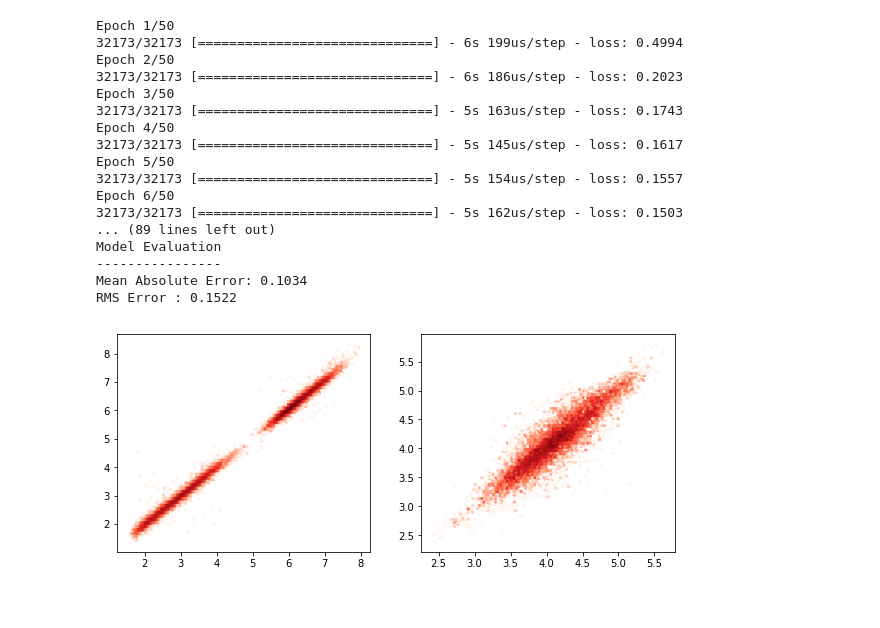
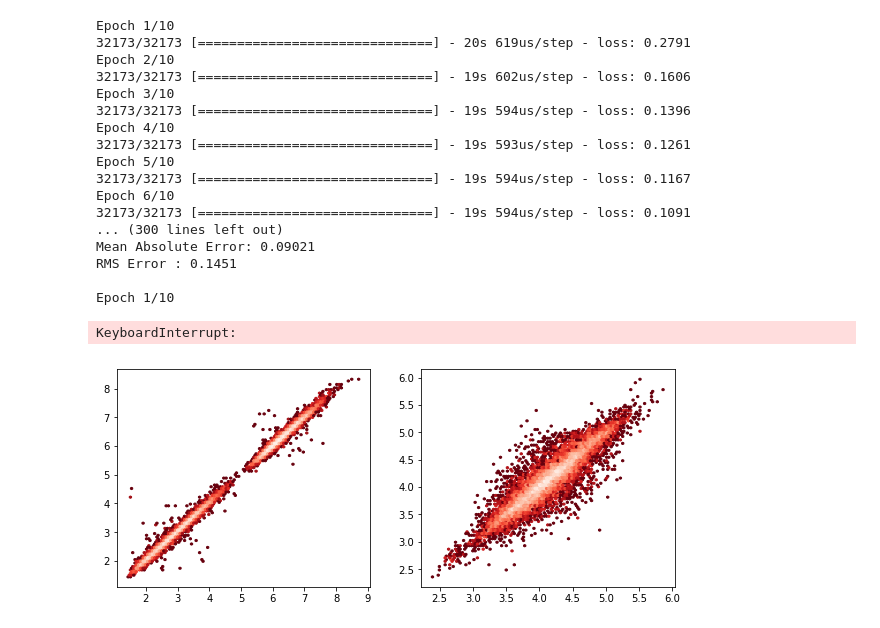
Before and after one commit to LiamWilbraham/pychemlp, a Jupyter notebook: examples/examples.ipynb, the cells around one changed output. Drawn from its saved outputs; the diff is of its cells as text; code cells hidden in the pictures.

```diff
--- a/examples/examples.ipynb
+++ b/examples/examples.ipynb
@@ -14,4 +11,4 @@ The autoreload extension is already loaded. To reload it, use:
 # %%
-nn = MLP(3, [100, 100])
+nn = MLP(3, [256, 256])
 nn.load_data('../examples/ANN-input-data.csv', 'TRIMER', ['IP', 'EA', 'GAP'])
 nn.fingerprint(bits=2048, rad=2, test_frac=0.3)
@@ -18,39 +17,40 @@ nn.fingerprint(bits=2048, rad=2, test_frac=0.3)
 # %%
-nn.build_network(dropout=0.2)
-nn.train(learning_rate=0.01, batch_size=32, epochs=50)
-y, pred = nn.evaluate()
+for i in range(10):
+    nn.train(learning_rate=0.01, batch_size=32, epochs=10, optimizer='adam')
+    y, pred = nn.evaluate()
 # %% [output]
-Epoch 1/50
-32173/32173 [==============================] - 6s 199us/step - loss: 0.4994
-Epoch 2/50
-32173/32173 [==============================] - 6s 186us/step - loss: 0.2023
-Epoch 3/50
-32173/32173 [==============================] - 5s 163us/step - loss: 0.1743
-Epoch 4/50
-32173/32173 [==============================] - 5s 145us/step - loss: 0.1617
-Epoch 5/50
-32173/32173 [==============================] - 5s 154us/step - loss: 0.1557
-Epoch 6/50
-32173/32173 [==============================] - 5s 162us/step - loss: 0.1503
-... (89 lines left out)
-Model Evaluation
-----------------
-Mean Absolute Error: 0.1034
-RMS Error : 0.1522
+Epoch 1/10
+32173/32173 [==============================] - 20s 619us/step - loss: 0.2791
+Epoch 2/10
+32173/32173 [==============================] - 19s 602us/step - loss: 0.1606
+Epoch 3/10
+32173/32173 [==============================] - 19s 594us/step - loss: 0.1396
+Epoch 4/10
+32173/32173 [==============================] - 19s 593us/step - loss: 0.1261
+Epoch 5/10
+32173/32173 [==============================] - 19s 594us/step - loss: 0.1167
+Epoch 6/10
+32173/32173 [==============================] - 19s 594us/step - loss: 0.1091
+... (300 lines left out)
+Mean Absolute Error: 0.09021
+RMS Error : 0.1451
+
+Epoch 1/10
+KeyboardInterrupt:
 # %%
 import matplotlib.pyplot as plt
 import numpy as np
 from matplotlib.colors import LogNorm
 
 fig, ax = plt.subplots(1, 2, figsize=(10, 4))
 
 pot_pred = np.vstack([pred[:,0], pred[:,1]])
 gap_pred = pred[:,2]
 pot_test = np.vstack([y[:,0], y[:,1]])
 gap_test = y[:,2]
 
-ax[0].hexbin(pot_pred, pot_test, mincnt=1, cmap='Reds', norm=LogNorm())
-ax[1].hexbin(gap_pred, gap_test, mincnt=1, cmap='Reds', norm=LogNorm())
+ax[0].hexbin(pot_pred, pot_test, mincnt=1, cmap='Reds_r', norm=LogNorm())
+ax[1].hexbin(gap_pred, gap_test, mincnt=1, cmap='Reds_r', norm=LogNorm())
 plt.show()
 # %% [output]
-[figure, old version]
+[figure, new version]
```
Also changed, not shown: parts of 3 cells of this notebook, 2 other files.
